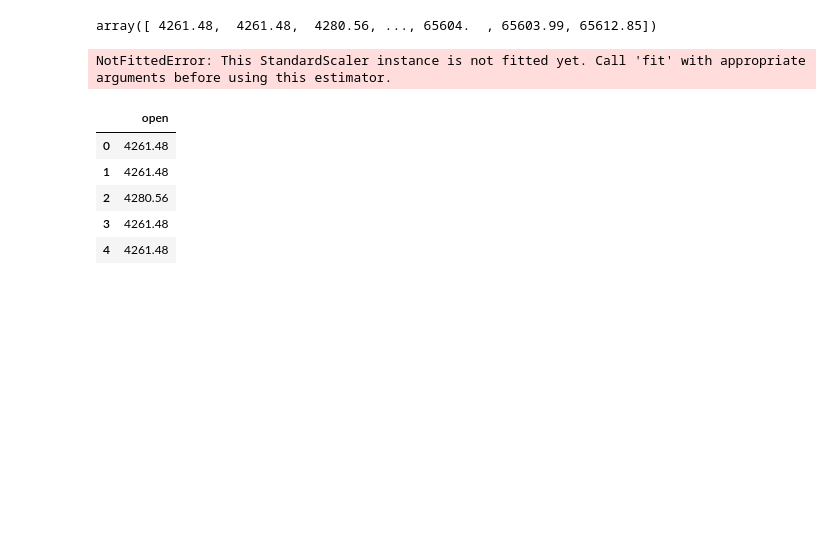
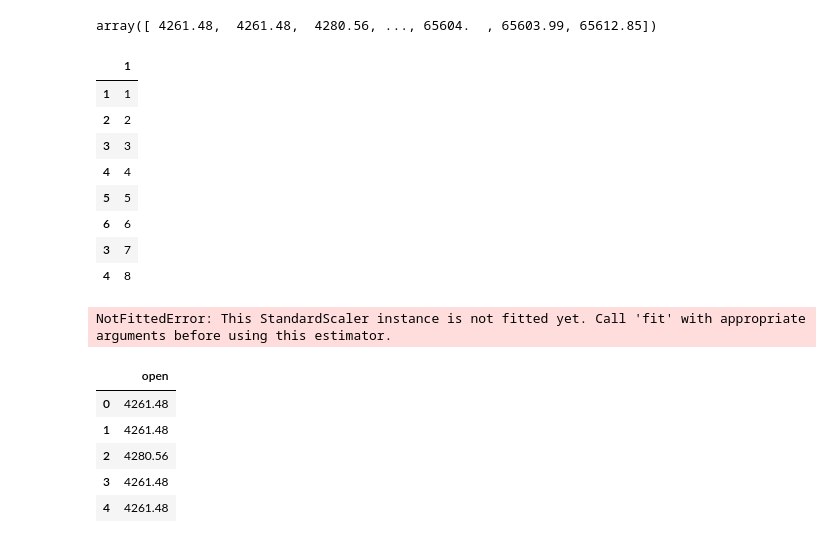
Before and after one commit to ViKarp/TimeSeriesSurfers, a Jupyter notebook: notebooks/first_try.ipynb, the cells around one changed output. Drawn from its saved outputs; the diff is of its cells as text; code cells hidden in the pictures; blank space fills up the shorter version.

```diff
--- a/notebooks/first_try.ipynb
+++ b/notebooks/first_try.ipynb
@@ -19,6 +19,21 @@ open = df['open'].values
 open
 # %% [output]
 array([ 4261.48,  4261.48,  4280.56, ..., 65604.  , 65603.99, 65612.85])
+# %%
+df1 = pd.DataFrame([1,2,3,4], index=[1,2,3,4], columns=['1'])
+df2 = pd.DataFrame([5,6,7,8], index=[5,6,3,4], columns=['1'])
+df3 = pd.concat([df1,df2])
+df3
+# %% [output]
+|  | 1 |
+| 1 | 1 |
+| 2 | 2 |
+| 3 | 3 |
+| 4 | 4 |
+| 5 | 5 |
+| 6 | 6 |
+| 3 | 7 |
+| 4 | 8 |
 # %%
 scaler = StandardScaler()
 scaler.transform(open)
```
Also changed, not shown: 7 other files.
